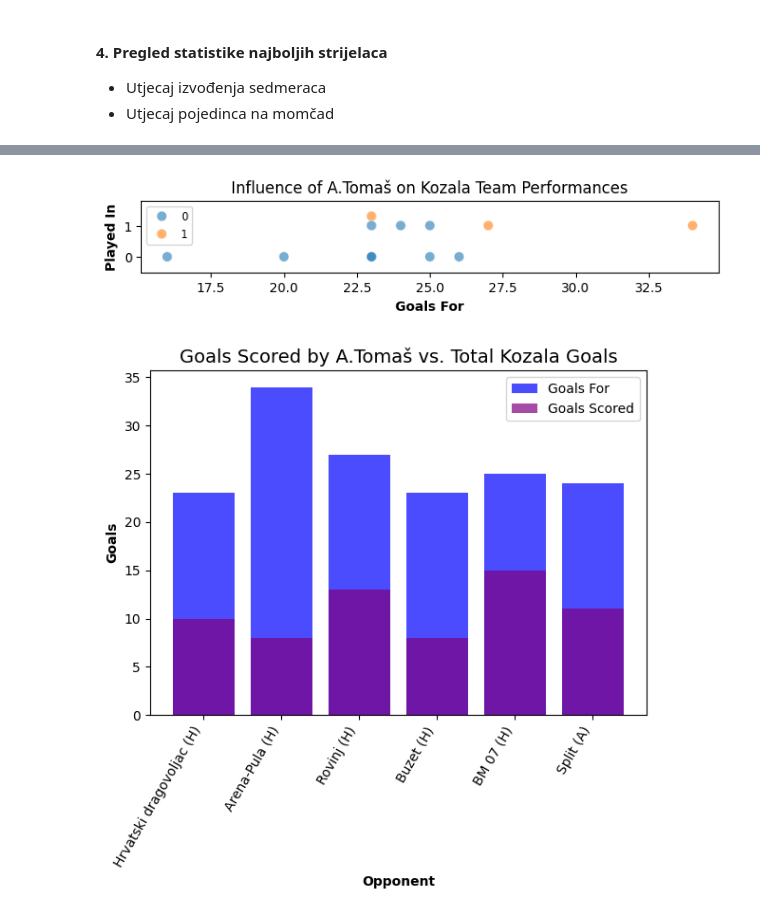
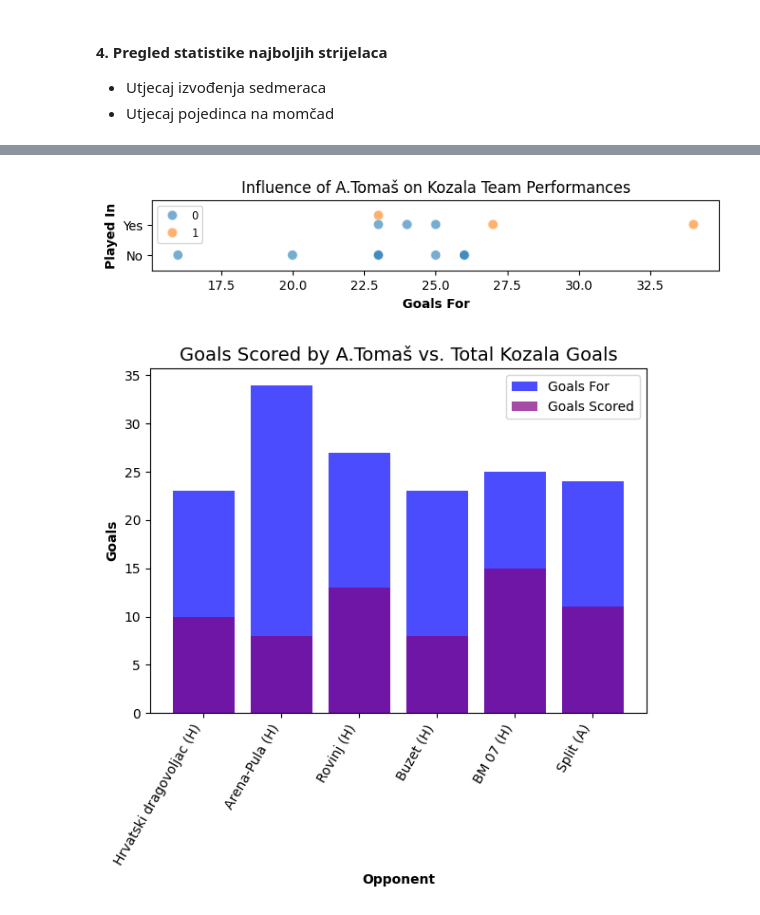
Before and after one commit to BJakelic/UUPZ, a Jupyter notebook: project.ipynb, the cells around one changed output, grey strips where cells are left out. Cells and saved outputs as stored; diff of their text form; code cells hidden in the pictures.

```diff
--- a/project.ipynb
+++ b/project.ipynb
@@ -757,5 +758,6 @@ df_tomas_kozala
 # %%
 import time
+from selenium.common.exceptions import StaleElementReferenceException
 
 chrome_driver_path = 'C:\\Webdrivers\\chromedriver.exe'
 
@@ -777,8 +779,17 @@ df_temp_list = []
 time.sleep(3)
 
 for link_element in link_elements:
-    team_left = link_element.find_element(By.CLASS_NAME, 'ts-w-latest-game__item--team-left').find_element(By.CLASS_NAME, 'ts-w-latest-game__club-name').text
-    team_right = link_element.find_element(By.CLASS_NAME, 'ts-w-latest-game__item--team-right').find_element(By.CLASS_NAME, 'ts-w-latest-game__club-name').text
+    try:
+        # Re-locate the elements within the loop to handle StaleElementReferenceException
+        team_left = link_element.find_element(By.CLASS_NAME, 'ts-w-latest-game__item--team-left').find_element(By.CLASS_NAME, 'ts-w-latest-game__club-name').text
+        team_right = link_element.find_element(By.CLASS_NAME, 'ts-w-latest-game__item--team-right').find_element(By.CLASS_NAME, 'ts-w-latest-game__club-name').text
+    except StaleElementReferenceException:
+        # If the element is stale, re-locate it
+        link_elements = driver.find_elements(By.XPATH, '//a[@class="ts-w-latest-game  ts-w-latest-game--over"]')
+        link_element = link_elements[link_elements.index(link_element)]  # Re-assign the element
+
+        team_left = link_element.find_element(By.CLASS_NAME, 'ts-w-latest-game__item--team-left').find_element(By.CLASS_NAME, 'ts-w-latest-game__club-name').text
+        team_right = link_element.find_element(By.CLASS_NAME, 'ts-w-latest-game__item--team-right').find_element(By.CLASS_NAME, 'ts-w-latest-game__club-name').text
 
     if 'Kozala' in [team_left, team_right]:
         link_element.click()
@@ -822,5 +833,5 @@ df_tomas_kozala['Goals Scored'].fillna(0, inplace=True)
 df_tomas_kozala['Played In'] = df_tomas_kozala['Played In'].astype(np.float64)
 df_tomas_kozala['Goals Scored'] = df_tomas_kozala['Goals Scored'].astype(int)
 
-display('df_tomas_kozala')
+display(df_tomas_kozala)
 # %% [output]
@@ -841,23 +839,24 @@ df_tomas_kozala
 # %%
 jitter_amount = 0.3
 
 overlapping_rows = df_tomas_kozala.duplicated(subset=['Goals For', 'Played In'], keep=False) & ~(df_tomas_kozala.duplicated(subset=['Goals For', 'Played In', 'Win or Draw'], keep=False)) & (df_tomas_kozala['Win or Draw'] == 1)
 
 df_tomas_kozala_jittered = df_tomas_kozala.copy()
 df_tomas_kozala_jittered.loc[overlapping_rows, 'Played In'] = (df_tomas_kozala_jittered.loc[overlapping_rows, 'Played In'] + jitter_amount).astype(np.float64)
 
 plt.figure(figsize=(8, 1))
 sns.scatterplot(x='Goals For', y='Played In', hue='Win or Draw', data=df_tomas_kozala_jittered, s=60, alpha=0.6)
 plt.ylim(df_tomas_kozala_jittered['Played In'].min() - 0.5, df_tomas_kozala_jittered['Played In'].max() + 0.5)
 plt.title('Influence of A.Tomaš on Kozala Team Performances')
 plt.xlabel('Goals For', fontweight='bold')
 plt.ylabel('Played In', fontweight='bold')
+plt.yticks([0, 1], ['No', 'Yes'])
 legend = plt.legend(fontsize='small', loc='upper left')
 for handle in legend.legend_handles:
     handle._sizes = [10]
 plt.show()
 # %% [output]
-[figure, old version]
+[figure, new version]
 # %%
 df_filtered = df_tomas_kozala[df_tomas_kozala['Played In'] == 1]
 
```
Also changed, not shown: parts of 21 cells of this notebook, 6 other files.
